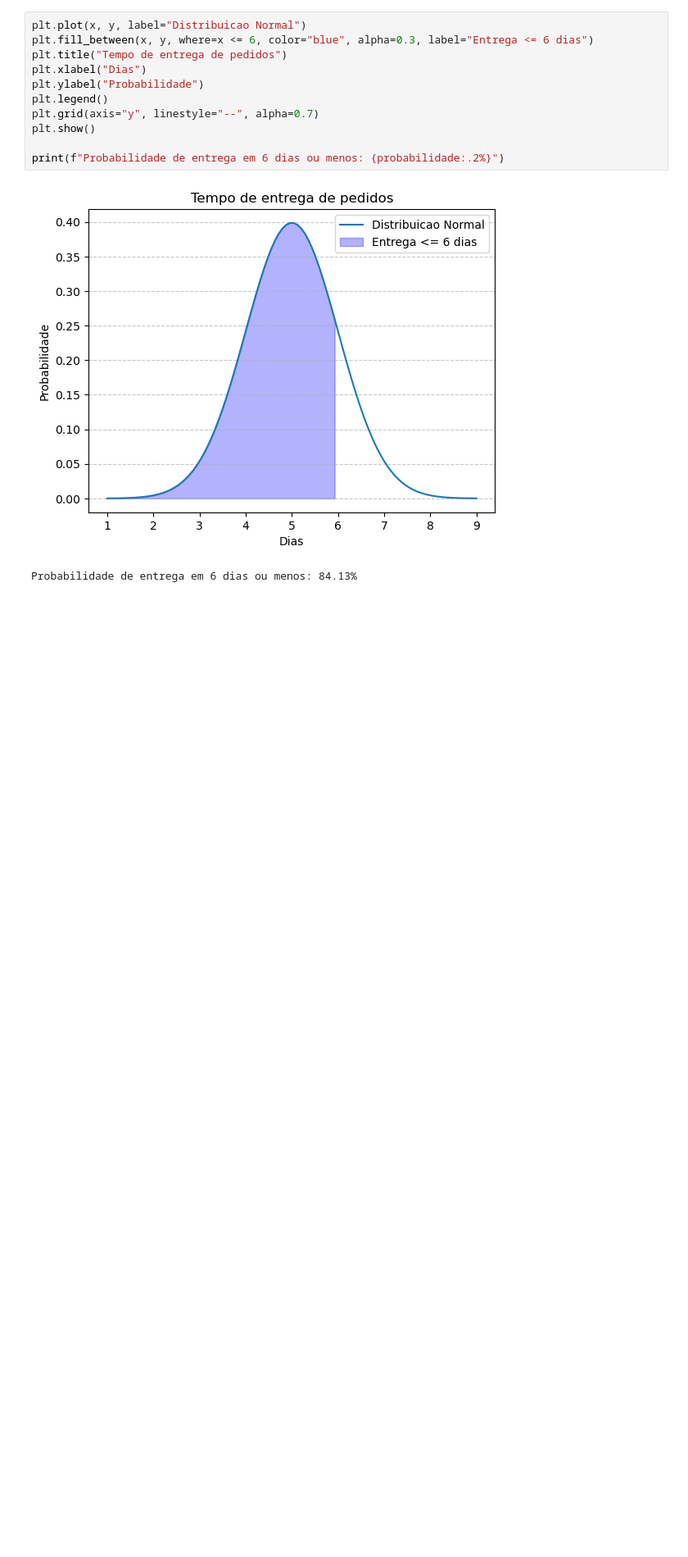
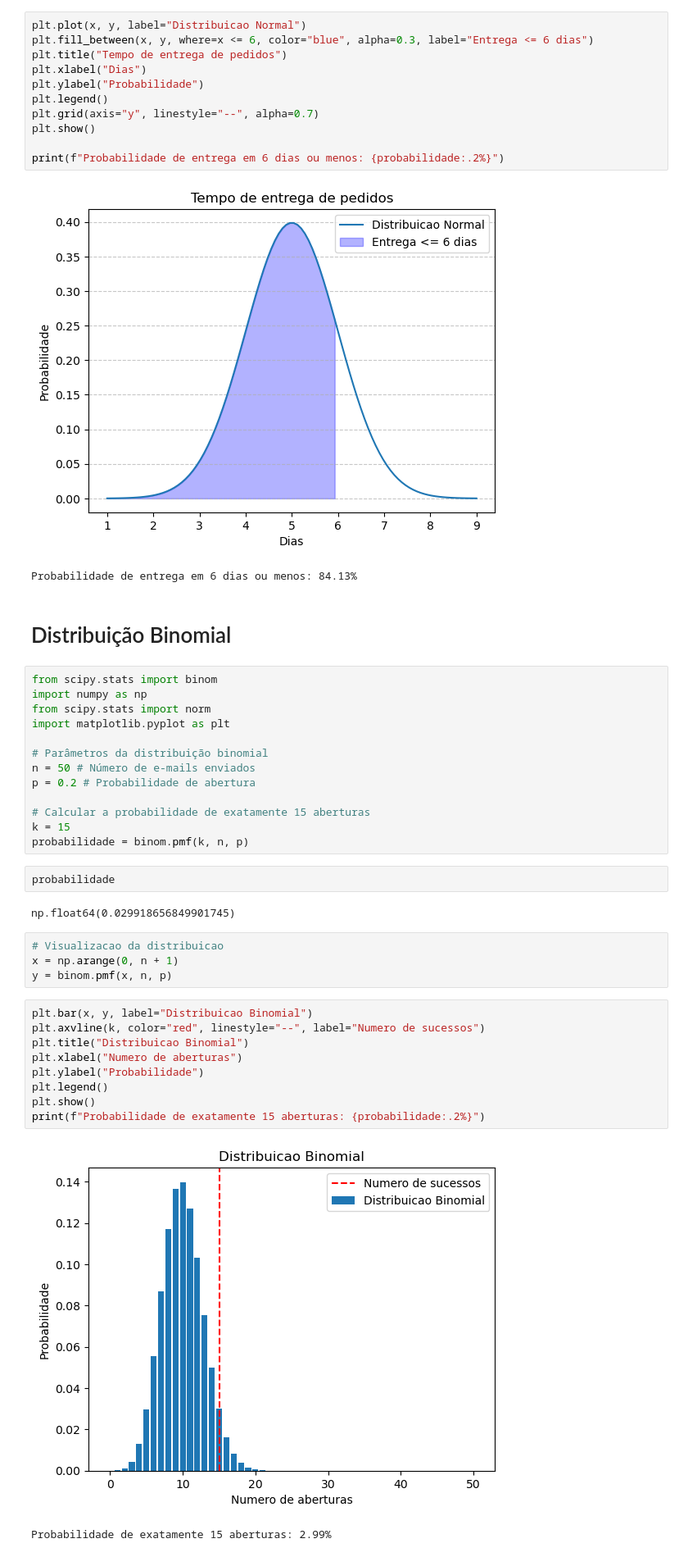
Before and after one commit to Gui250/Curso-Estatistica-em-Python, a Jupyter notebook: aula-distribuicao.ipynb, the cells around one changed output. Shown at 82% size. Saved outputs shown, nothing was run; the diff lists cells and outputs as text; blank space fills up the shorter version.

```diff
--- a/aula-distribuicao.ipynb
+++ b/aula-distribuicao.ipynb
@@ -27,3 +29,38 @@ print(f"Probabilidade de entrega em 6 dias ou menos: {probabilidade:.2%}")
 # %% [output]
 [figure]
 Probabilidade de entrega em 6 dias ou menos: 84.13%
+# %% [markdown]
+# Distribuição Binomial
+# %%
+from scipy.stats import binom
+import numpy as np
+from scipy.stats import norm
+import matplotlib.pyplot as plt
+
+# Parâmetros da distribuição binomial
+n = 50 # Número de e-mails enviados
+p = 0.2 # Probabilidade de abertura
+
+# Calcular a probabilidade de exatamente 15 aberturas
+k = 15
+probabilidade = binom.pmf(k, n, p)
+# %%
+probabilidade
+# %% [output]
+np.float64(0.029918656849901745)
+# %%
+# Visualizacao da distribuicao
+x = np.arange(0, n + 1)
+y = binom.pmf(x, n, p)
+# %%
+plt.bar(x, y, label="Distribuicao Binomial")
+plt.axvline(k, color="red", linestyle="--", label="Numero de sucessos")
+plt.title("Distribuicao Binomial")
+plt.xlabel("Numero de aberturas")
+plt.ylabel("Probabilidade")
+plt.legend()
+plt.show()
+print(f"Probabilidade de exatamente 15 aberturas: {probabilidade:.2%}")
+# %% [output]
+[figure, added]
+Probabilidade de exatamente 15 aberturas: 2.99%
```
Also changed, not shown: parts of 6 cells of this notebook.
